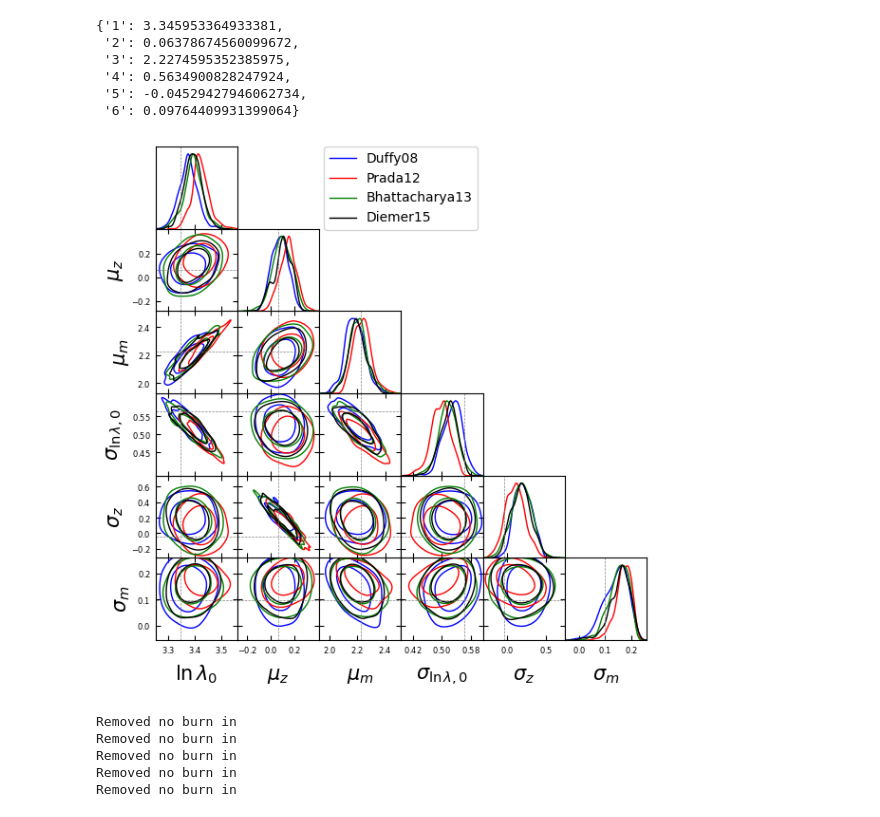
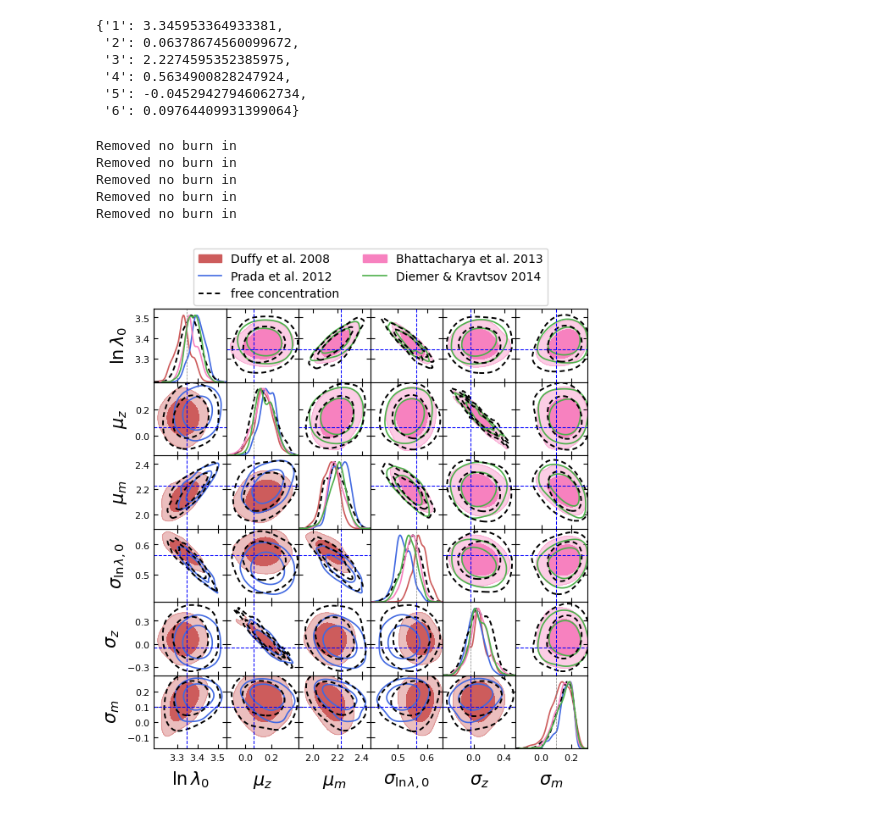
Before and after one commit to LSSTDESC/CLCosmo_Sim, a Jupyter notebook: cluster_scaling_relation_DC2/notebooks/impact_cMr_chains.ipynb, the cells around one changed output. Saved outputs shown, nothing was run; the diff lists cells and outputs as text; code cells hidden in the pictures.

```diff
--- a/cluster_scaling_relation_DC2/notebooks/impact_cMr_chains.ipynb
+++ b/cluster_scaling_relation_DC2/notebooks/impact_cMr_chains.ipynb
@@ -68,6 +68,8 @@ markers
 g = plots.get_subplot_plotter(subplot_size=1.)
 g.settings.lab_fontsize = 20
 g.settings.legend_fontsize = 15
+g.settings.axes_fontsize = 13
+marker_args = {'lw':0.75, 'markersize':0.75, 'ls':'--','color':'b'}
 range_ = {'1':[2.5,4], '2':[-2,2], '3':[1,4], '4':[0.1,1.2],'5':[-1.5,1.5], '6':[-0.5,0.5], }
 g.triangle_plot(
                 [WLxNDuffy08,WLxNPrada12,WLxNBhattacharya13,WLxNDiemer15],
@@ -78,10 +80,8 @@ g.triangle_plot(
                 legend_fontsize = 10,
                 #param_limits=range_,
                 params=['1','2','3','4','5','6'],markers=markers,
-                fine_bins = 1,  marker_args = {'linewidth':10}, )
+                fine_bins = 1,  marker_args = marker_args, )
 #plt.savefig(f'../fig/mcmc_scaling_relation_{name}_alone.png', dpi = 300)
-# %% [output]
-[figure, removed]
 # %%
 n_cut=19000
 name='1-halo=nfw+c-M=Duffy08_rmin=1.0-rmax=3.5_photoz=Truez_hmf=Despali16'
@@ -123,16 +123,28 @@ Removed no burn in
 # %%
 g = plots.get_subplot_plotter(subplot_size=1.)
 g.settings.lab_fontsize = 20
 g.settings.legend_fontsize = 15
+g.settings.figure_legend_ncol = 2
+g.settings.axes_fontsize = 13
 range_ = {'1':[2.5,4], '2':[-2,2], '3':[1,4], '4':[0.1,1.2],'5':[-1.5,1.5], '6':[-0.5,0.5], }
 g.triangle_plot(
-                [MxNDuffy08,MxNPrada12,MxNBhattacharya13,MxNDiemer15,MxNnone],
-                filled=[False, False, False, False, False],
-                #contour_colors = ['b', 'r', 'g', 'k', 'r', 'k' ],
-                contour_ls=['-','-','-', '-', '--'],
-                contour_lws=[1,1,1,1,1,1,1],
+                [MxNDuffy08,MxNPrada12,MxNnone],
+                filled=[True, False, False, False, False],
+                contour_colors=['indianred','royalblue','k'],
+                contour_ls=['-','-','--'],
+                contour_lws=[1.2,1.2,1.4],
                 legend_fontsize = 10,
                 #param_limits=range_,
                 params=['1','2','3','4','5','6'],markers=markers,
-                fine_bins = 1,  marker_args = {'linewidth':10}, )
-plt.savefig(f'../fig/mcmc_scaling_relation_impact_cMr_masses.png', dpi = 300)
+                fine_bins = 1,  marker_args = marker_args,
+
+   upper_roots = [MxNBhattacharya13,MxNDiemer15,MxNnone],
+                upper_kwargs = { 'filled':[True, False, False, False, False],
+                                'shaded':False,
+                                'contour_lws':[1.2,1.2,1.4],
+                    'contour_colors':['#f781bf','#4daf4a','k'],
+                                'contour_ls':['-','-','--']}
+)
+plt.savefig(f'../fig/mcmc_scaling_relation_impact_cMr_masses.png', dpi = 300,bbox_inches='tight',)
+# %% [output]
+[figure, added]
```
Also changed, not shown: 13 other files.
